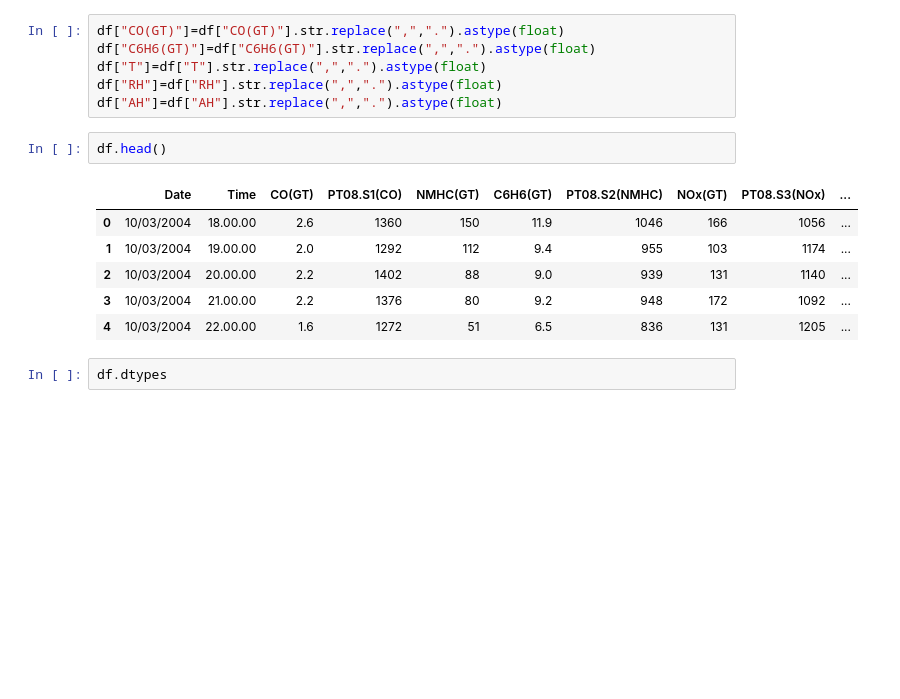
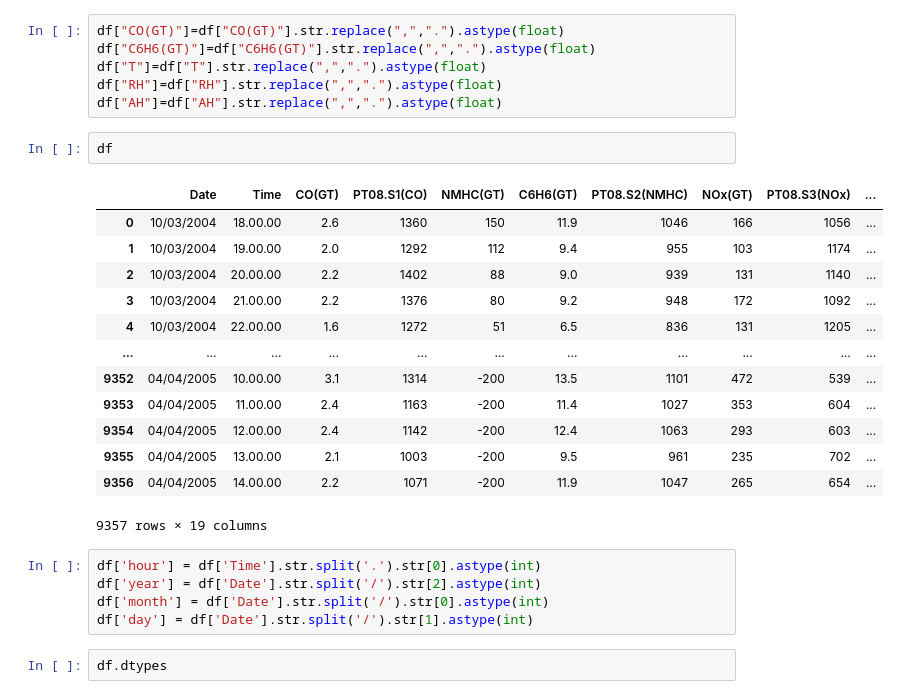
Before and after one commit to samfallahian/data-gan, a Jupyter notebook: play_ground.ipynb, the cells around one changed output. Cells and saved outputs as stored; diff of their text form; blank space fills up the shorter version.

```diff
--- a/play_ground.ipynb
+++ b/play_ground.ipynb
@@ -23,14 +23,26 @@ df["T"]=df["T"].str.replace(",",".").astype(float)
 df["RH"]=df["RH"].str.replace(",",".").astype(float)
 df["AH"]=df["AH"].str.replace(",",".").astype(float)
 # %%
-df.head()
+df
 # %% [output]
 |  | Date | Time | CO(GT) | PT08.S1(CO) | NMHC(GT) | C6H6(GT) | PT08.S2(NMHC) | NOx(GT) | PT08.S3(NOx) | ... |
 | 0 | 10/03/2004 | 18.00.00 | 2.6 | 1360 | 150 | 11.9 | 1046 | 166 | 1056 | ... |
 | 1 | 10/03/2004 | 19.00.00 | 2.0 | 1292 | 112 | 9.4 | 955 | 103 | 1174 | ... |
 | 2 | 10/03/2004 | 20.00.00 | 2.2 | 1402 | 88 | 9.0 | 939 | 131 | 1140 | ... |
 | 3 | 10/03/2004 | 21.00.00 | 2.2 | 1376 | 80 | 9.2 | 948 | 172 | 1092 | ... |
 | 4 | 10/03/2004 | 22.00.00 | 1.6 | 1272 | 51 | 6.5 | 836 | 131 | 1205 | ... |
+| ... | ... | ... | ... | ... | ... | ... | ... | ... | ... | ... |
+| 9352 | 04/04/2005 | 10.00.00 | 3.1 | 1314 | -200 | 13.5 | 1101 | 472 | 539 | ... |
+| 9353 | 04/04/2005 | 11.00.00 | 2.4 | 1163 | -200 | 11.4 | 1027 | 353 | 604 | ... |
+| 9354 | 04/04/2005 | 12.00.00 | 2.4 | 1142 | -200 | 12.4 | 1063 | 293 | 603 | ... |
+| 9355 | 04/04/2005 | 13.00.00 | 2.1 | 1003 | -200 | 9.5 | 961 | 235 | 702 | ... |
+| 9356 | 04/04/2005 | 14.00.00 | 2.2 | 1071 | -200 | 11.9 | 1047 | 265 | 654 | ... |
+9357 rows × 19 columns
+# %%
+df['hour'] = df['Time'].str.split('.').str[0].astype(int)
+df['year'] = df['Date'].str.split('/').str[2].astype(int)
+df['month'] = df['Date'].str.split('/').str[0].astype(int)
+df['day'] = df['Date'].str.split('/').str[1].astype(int)
 # %%
 df.dtypes
 # %% [output]
```
Also changed, not shown: parts of 91 cells of this notebook.
